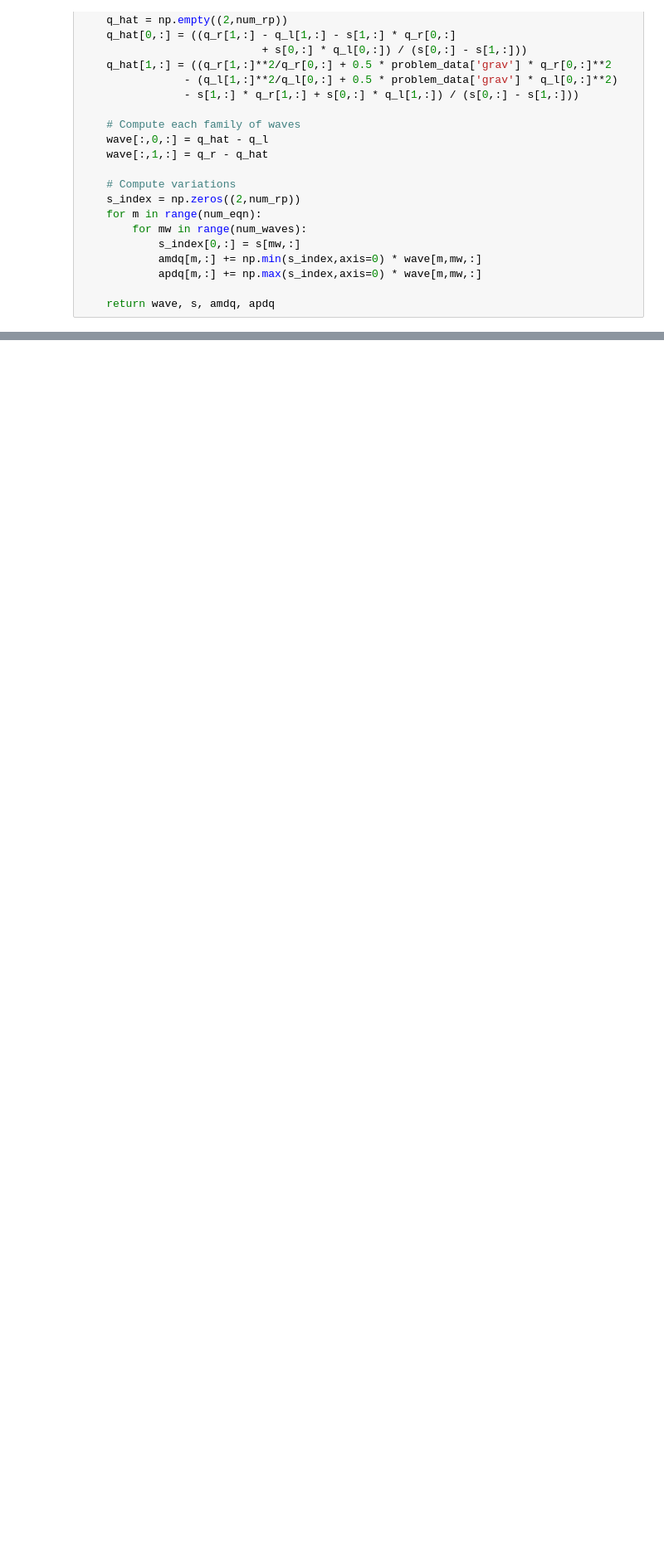
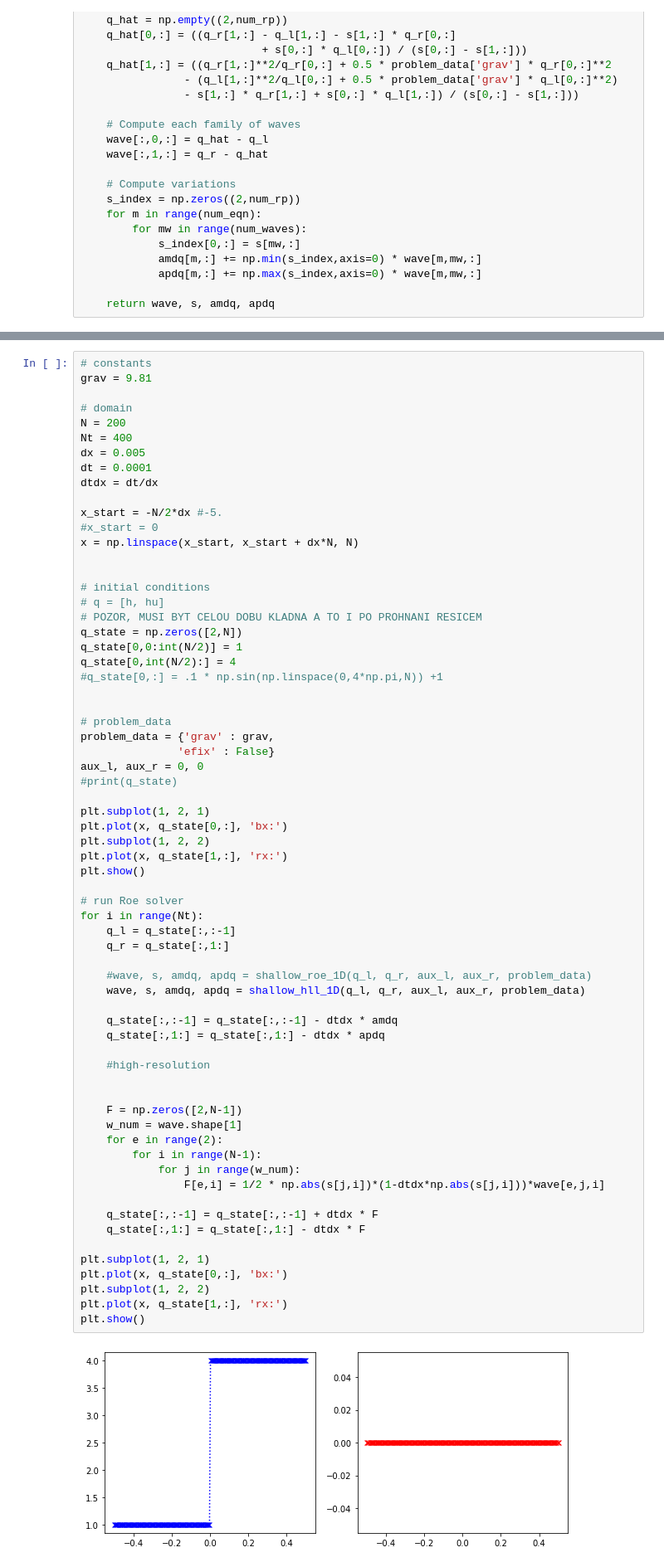
Before and after one commit to honzapulpan/fav-SNM2, a Jupyter notebook: notebooks/honza-test.ipynb, the cells around one changed output, grey strips where cells are left out. Shown at 83% size. Cells and saved outputs as stored; diff of their text form; blank space fills up the shorter version.

```diff
--- a/notebooks/honza-test.ipynb
+++ b/notebooks/honza-test.ipynb
@@ -186,0 +241,68 @@ plt.show()
+# %%
+# constants
+grav = 9.81
+
+# domain
+N = 200
+Nt = 400
+dx = 0.005
+dt = 0.0001
+dtdx = dt/dx
+
+x_start = -N/2*dx #-5.
+#x_start = 0
+x = np.linspace(x_start, x_start + dx*N, N)
+
+
+# initial conditions
+# q = [h, hu]
+# POZOR, MUSI BYT CELOU DOBU KLADNA A TO I PO PROHNANI RESICEM
+q_state = np.zeros([2,N])
+q_state[0,0:int(N/2)] = 1
+q_state[0,int(N/2):] = 4
+#q_state[0,:] = .1 * np.sin(np.linspace(0,4*np.pi,N)) +1
+
+
+# problem_data
+problem_data = {'grav' : grav,
+               'efix' : False}
+aux_l, aux_r = 0, 0
+#print(q_state)
+
+plt.subplot(1, 2, 1)
+plt.plot(x, q_state[0,:], 'bx:')
+plt.subplot(1, 2, 2)
+plt.plot(x, q_state[1,:], 'rx:')
+plt.show()
+
+# run Roe solver
+for i in range(Nt):
+    q_l = q_state[:,:-1]
+    q_r = q_state[:,1:]
+
+    #wave, s, amdq, apdq = shallow_roe_1D(q_l, q_r, aux_l, aux_r, problem_data)
+    wave, s, amdq, apdq = shallow_hll_1D(q_l, q_r, aux_l, aux_r, problem_data)
+
+    q_state[:,:-1] = q_state[:,:-1] - dtdx * amdq
+    q_state[:,1:] = q_state[:,1:] - dtdx * apdq
+
+    #high-resolution
+
+
+    F = np.zeros([2,N-1])
+    w_num = wave.shape[1]
+    for e in range(2):
+        for i in range(N-1):
+            for j in range(w_num):
+                F[e,i] = 1/2 * np.abs(s[j,i])*(1-dtdx*np.abs(s[j,i]))*wave[e,j,i]
+
+    q_state[:,:-1] = q_state[:,:-1] + dtdx * F
+    q_state[:,1:] = q_state[:,1:] - dtdx * F
+
+plt.subplot(1, 2, 1)
+plt.plot(x, q_state[0,:], 'bx:')
+plt.subplot(1, 2, 2)
+plt.plot(x, q_state[1,:], 'rx:')
+plt.show()
+# %% [output]
+[figure, added]
```
Also changed, not shown: parts of 5 cells of this notebook, 1 other file.
